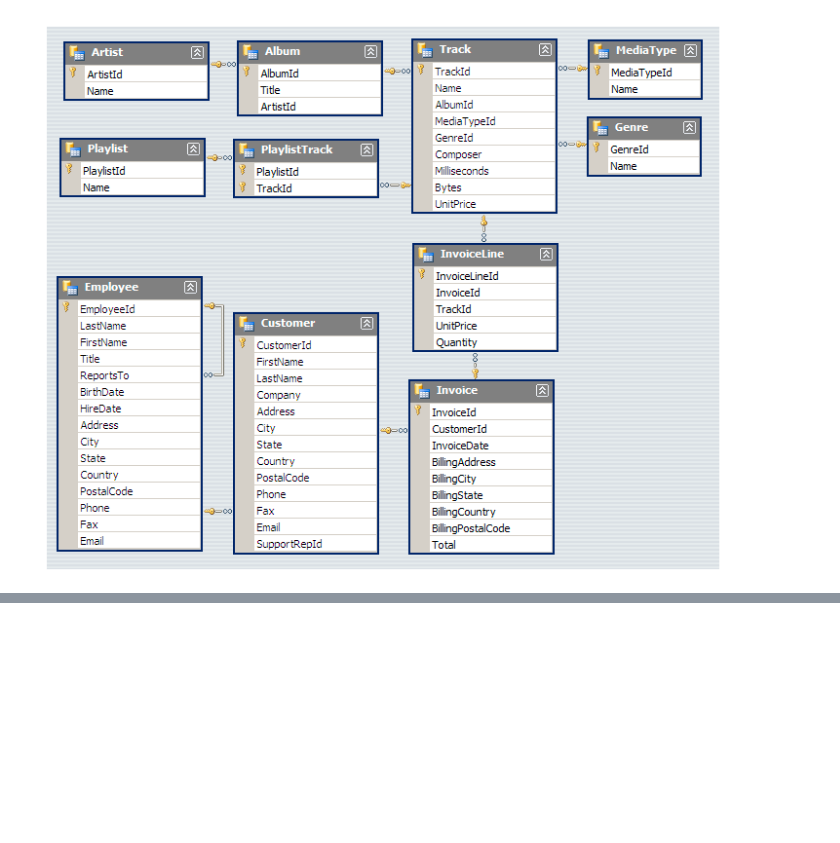
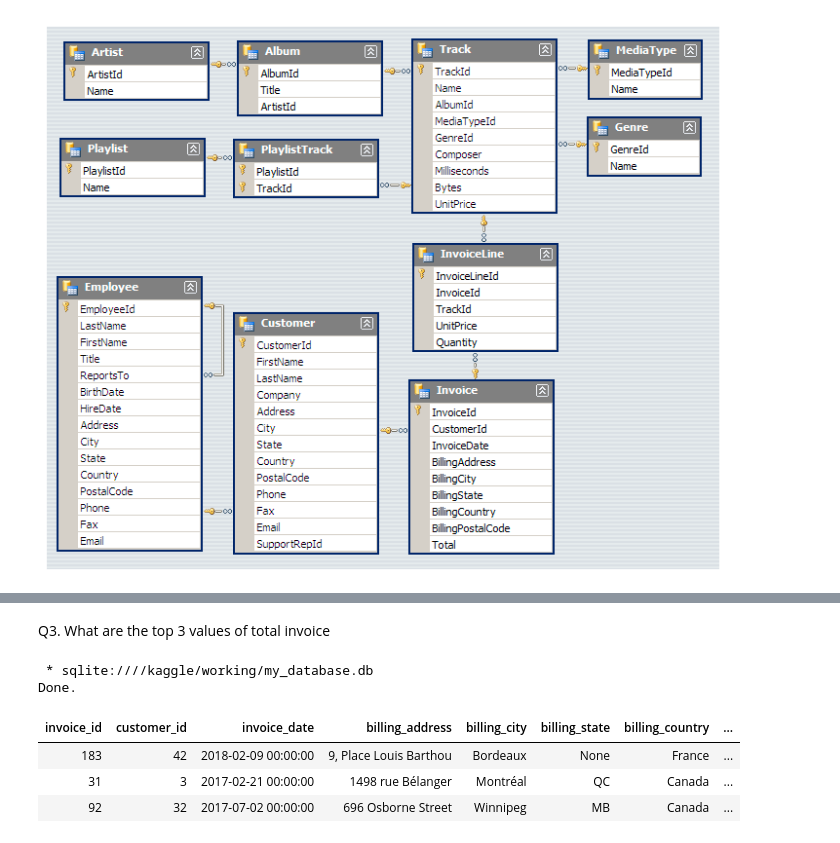
Before and after one commit to aravind8bkd/sql, a Jupyter notebook: Music Store Data Analysis/Music Store Data Analysis.ipynb, the cells around one changed output, grey strips where cells are left out. Drawn from its saved outputs; the diff is of its cells as text; code cells hidden in the pictures; blank space fills up the shorter version.

Commit message:
Kaggle Notebook | Music Store Data Analysis | Version 2

```diff
--- a/Music Store Data Analysis/Music Store Data Analysis.ipynb
+++ b/Music Store Data Analysis/Music Store Data Analysis.ipynb
@@ -107,6 +125,15 @@ Done.
+# %% [markdown]
+Q3. What are the top 3 values of total invoice
 # %%
 %%sql
-SELECT
-FROM employee
-ORDER BY
-LIMIT 1;
+SELECT *
+FROM invoice
+ORDER BY total DESC
+LIMIT 3;
+# %% [output]
+ * sqlite:////kaggle/working/my_database.db
+Done.
+| invoice_id | customer_id | invoice_date | billing_address | billing_city | billing_state | billing_country | ... |
+| 183 | 42 | 2018-02-09 00:00:00 | 9, Place Louis Barthou | Bordeaux | None | France | ... |
+| 31 | 3 | 2017-02-21 00:00:00 | 1498 rue Bélanger | Montréal | QC | Canada | ... |
+| 92 | 32 | 2017-07-02 00:00:00 | 696 Osborne Street | Winnipeg | MB | Canada | ... |
```
Also changed, not shown: parts of 9 cells of this notebook.
